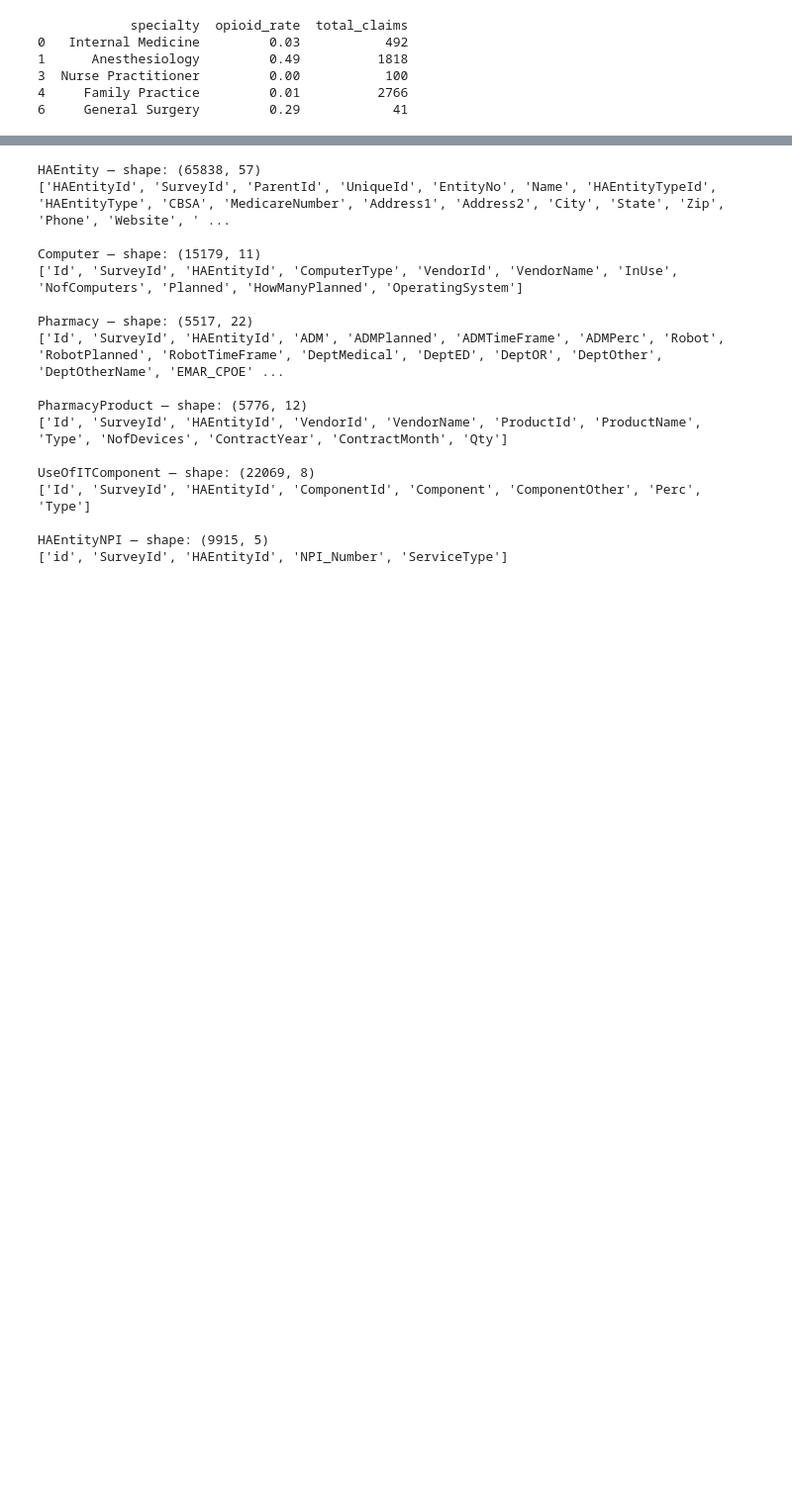
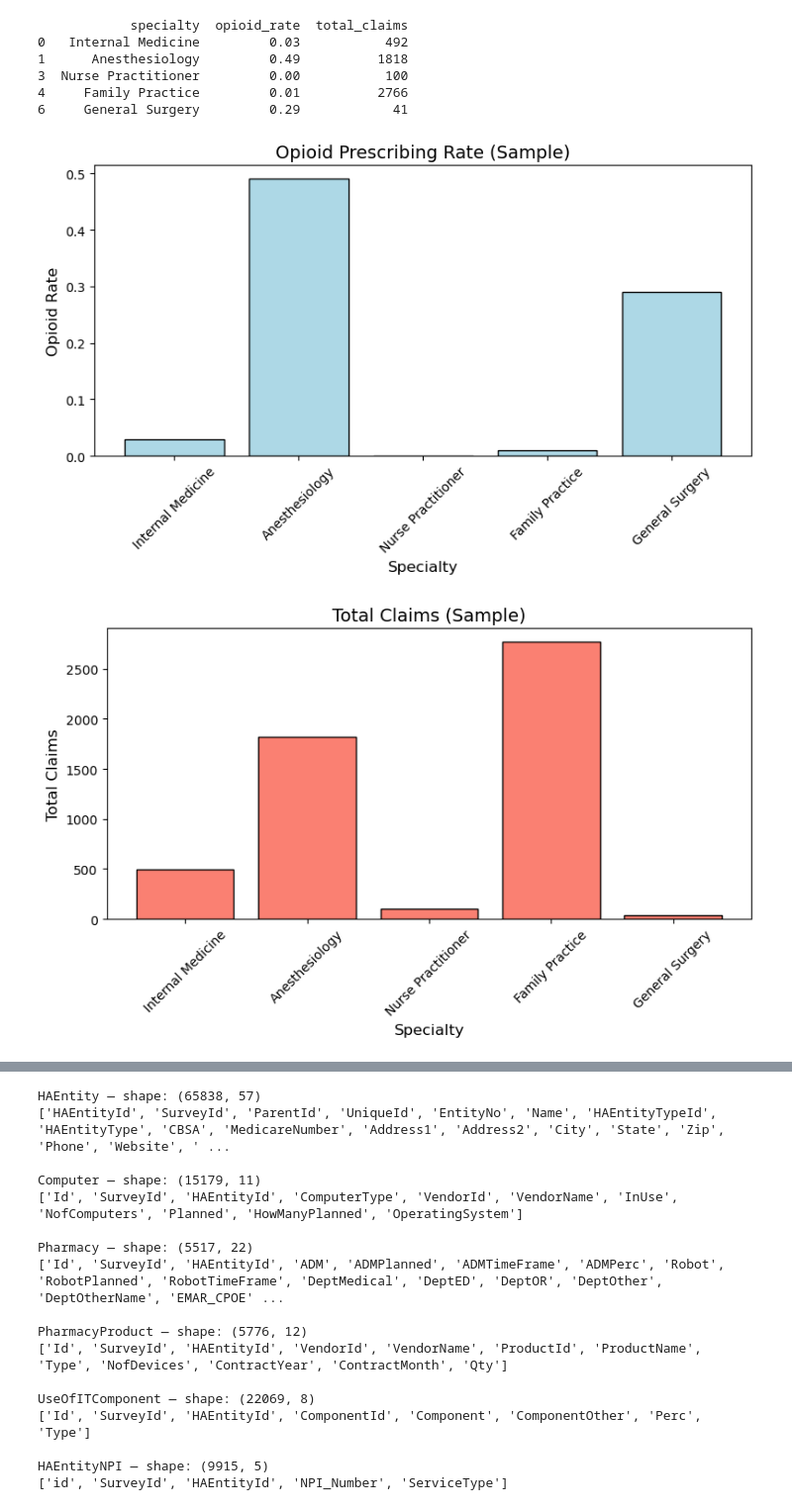
Before and after one commit to srak71/8660-GroupProject, a Jupyter notebook: OP-HIMSS-EDA.ipynb, the cells around one changed output, grey strips where cells are left out. Shown at 99% size. Saved outputs shown, nothing was run; the diff lists cells and outputs as text; code cells hidden in the pictures; blank space fills up the shorter version.

Commit message:
added relavent plots

```diff
--- a/OP-HIMSS-EDA.ipynb
+++ b/OP-HIMSS-EDA.ipynb
@@ -30,5 +35,5 @@ You should consider upgrading via the '/Applications/Xcode.app/Contents/Develope
 # %%
-op_data = pd.read_csv("/Users/nate/Desktop/8660-GroupProject/data/op_2021_data.csv", low_memory=False)
+op_data = pd.read_csv("data/op_2021_data.csv", low_memory=False)
 
 # clean and engineer key variables
 op_data = op_data.rename(columns={
@@ -52,6 +57,31 @@ print(op_data[["specialty", "opioid_rate", "total_claims"]].head())
 3  Nurse Practitioner         0.00           100
 4     Family Practice         0.01          2766
 6     General Surgery         0.29            41
+# %%
+sample_data = op_data[["specialty", "opioid_rate", "total_claims"]].head()
+x = np.arange(len(sample_data))
+width = 0.4
+
+plt.figure(figsize=(8,5))
+plt.bar(sample_data['specialty'], sample_data['opioid_rate'], color='lightblue', edgecolor='black')
+plt.title('Opioid Prescribing Rate (Sample)', fontsize=14)
+plt.xlabel('Specialty', fontsize=12)
+plt.ylabel('Opioid Rate', fontsize=12)
+plt.xticks(rotation=45)
+plt.tight_layout()
+plt.show()
+
+plt.figure(figsize=(8,5))
+plt.bar(sample_data['specialty'], sample_data['total_claims'], color='salmon', edgecolor='black')
+plt.title('Total Claims (Sample)', fontsize=14)
+plt.xlabel('Specialty', fontsize=12)
+plt.ylabel('Total Claims', fontsize=12)
+plt.xticks(rotation=45)
+plt.tight_layout()
+plt.show()
+# %% [output]
+[figure, added]
+[figure, added]
 # %%
 # drop missing again just to be safe
 model_data = op_data.dropna(subset=["opioid_rate", "specialty", "total_claims"])
```
Also changed, not shown: parts of 16 cells of this notebook, 5 other files.
